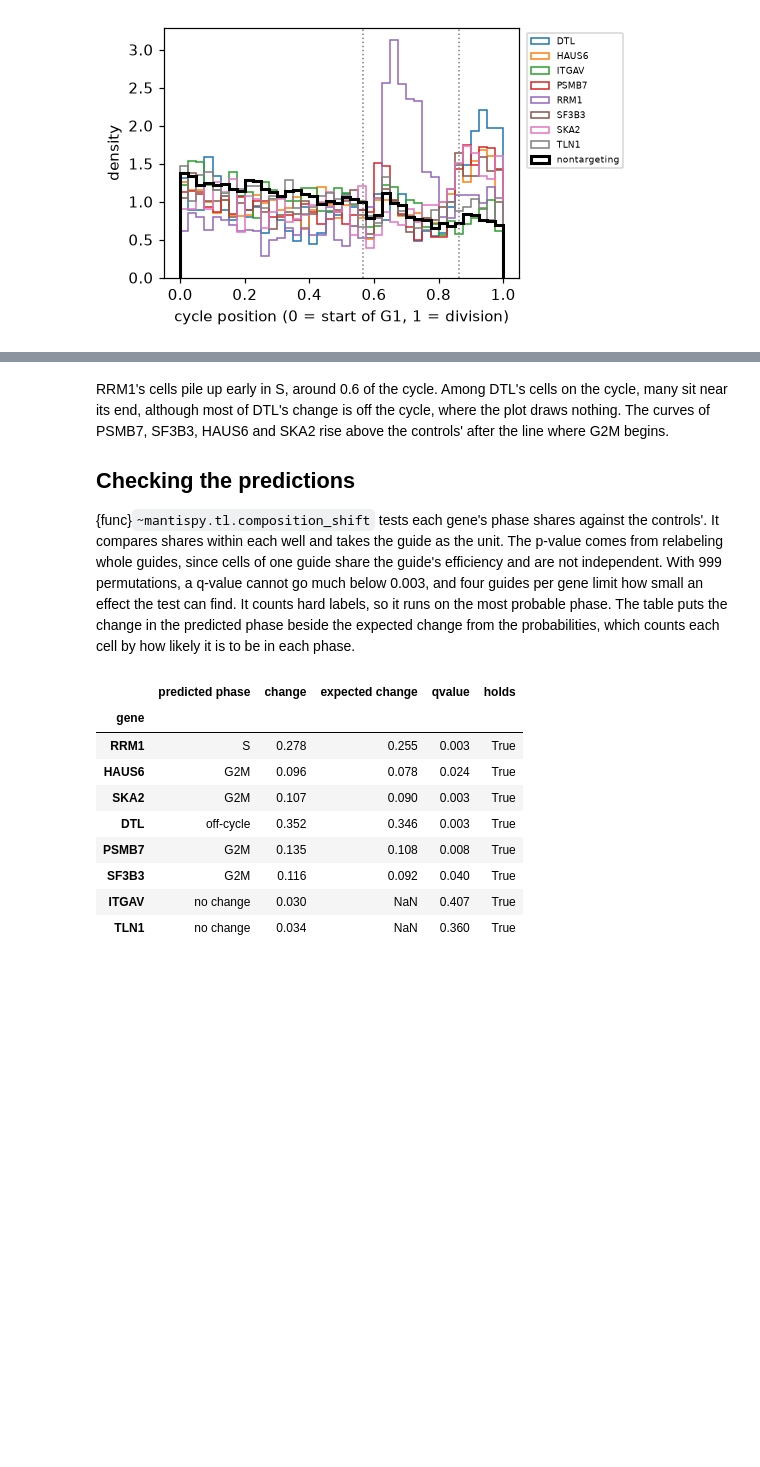
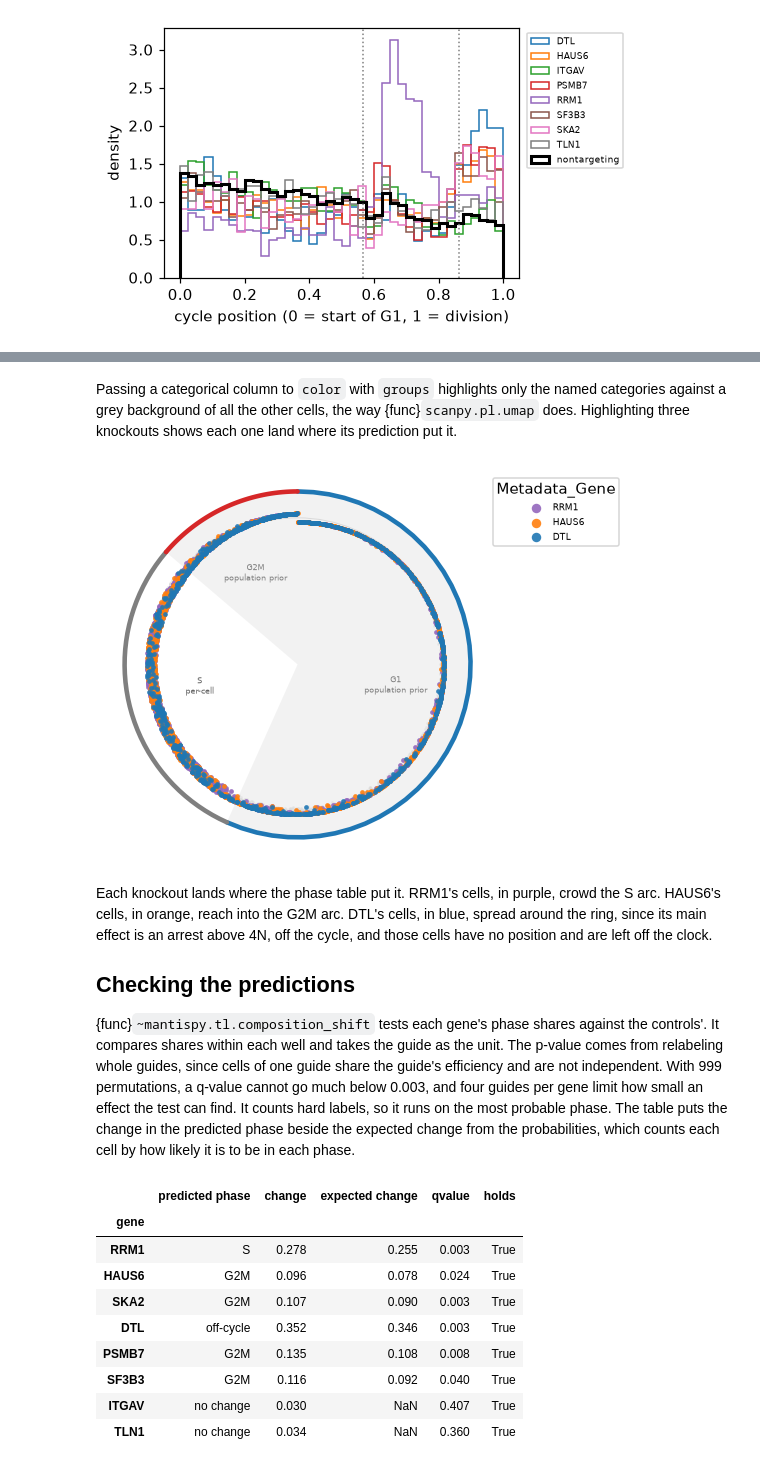
Before and after one commit to scverse/mantispy, a Jupyter notebook: docs/tutorials/single_cells/cell_cycle.ipynb, the cells around one changed output, grey strips where cells are left out. Saved outputs shown, nothing was run; the diff lists cells and outputs as text; code cells hidden in the pictures; blank space fills up the shorter version.

```diff
--- a/docs/tutorials/single_cells/cell_cycle.ipynb
+++ b/docs/tutorials/single_cells/cell_cycle.ipynb
@@ -192,7 +208,15 @@ mt.pl.cell_cycle_occupancy(cells, by="Metadata_Gene", highlight="nontargeting")
+# %% [markdown]
+Passing a categorical column to ``color`` with ``groups`` highlights only the named categories against a grey
+background of all the other cells, the way {func}`scanpy.pl.umap` does. Highlighting three knockouts shows each one
+land where its prediction put it.
+# %%
+mt.pl.cell_cycle_clock(cells, color="Metadata_Gene", groups=["RRM1", "HAUS6", "DTL"])
+# %% [output]
+[figure, added]
 # %% [markdown]
-RRM1's cells pile up early in S, around 0.6 of the cycle. Among DTL's cells on the cycle, many sit near its end,
-although most of DTL's change is off the cycle, where the plot draws nothing. The curves of
-PSMB7, SF3B3, HAUS6 and SKA2 rise above the controls' after the line where G2M begins.
+Each knockout lands where the phase table put it. RRM1's cells, in purple, crowd the S arc. HAUS6's cells, in orange, reach into the G2M arc. DTL's cells, in blue,
+spread around the ring, since its main effect is an arrest above 4N, off the cycle, and those cells have no position
+and are left off the clock.
 
 ## Checking the predictions
 
```
Also changed, not shown: parts of 2 cells of this notebook, 4 other files.
